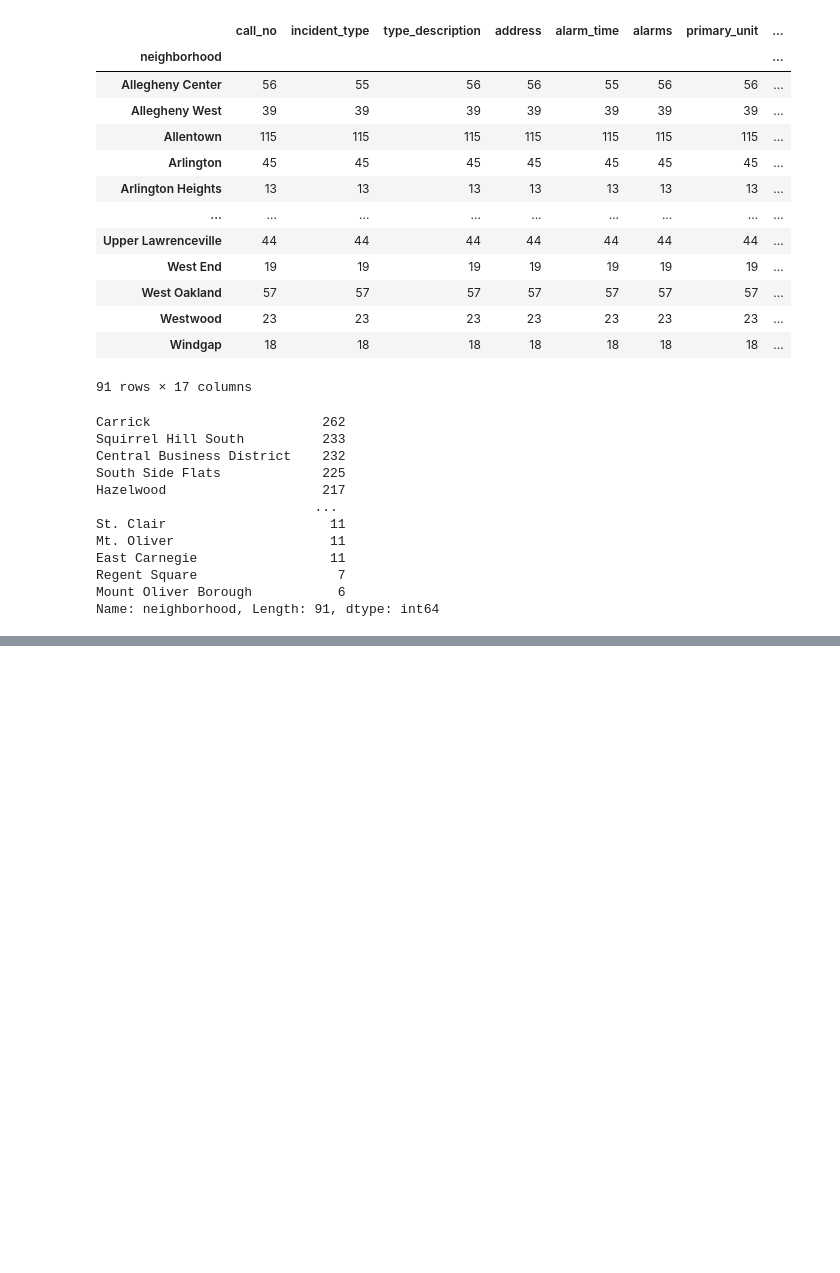
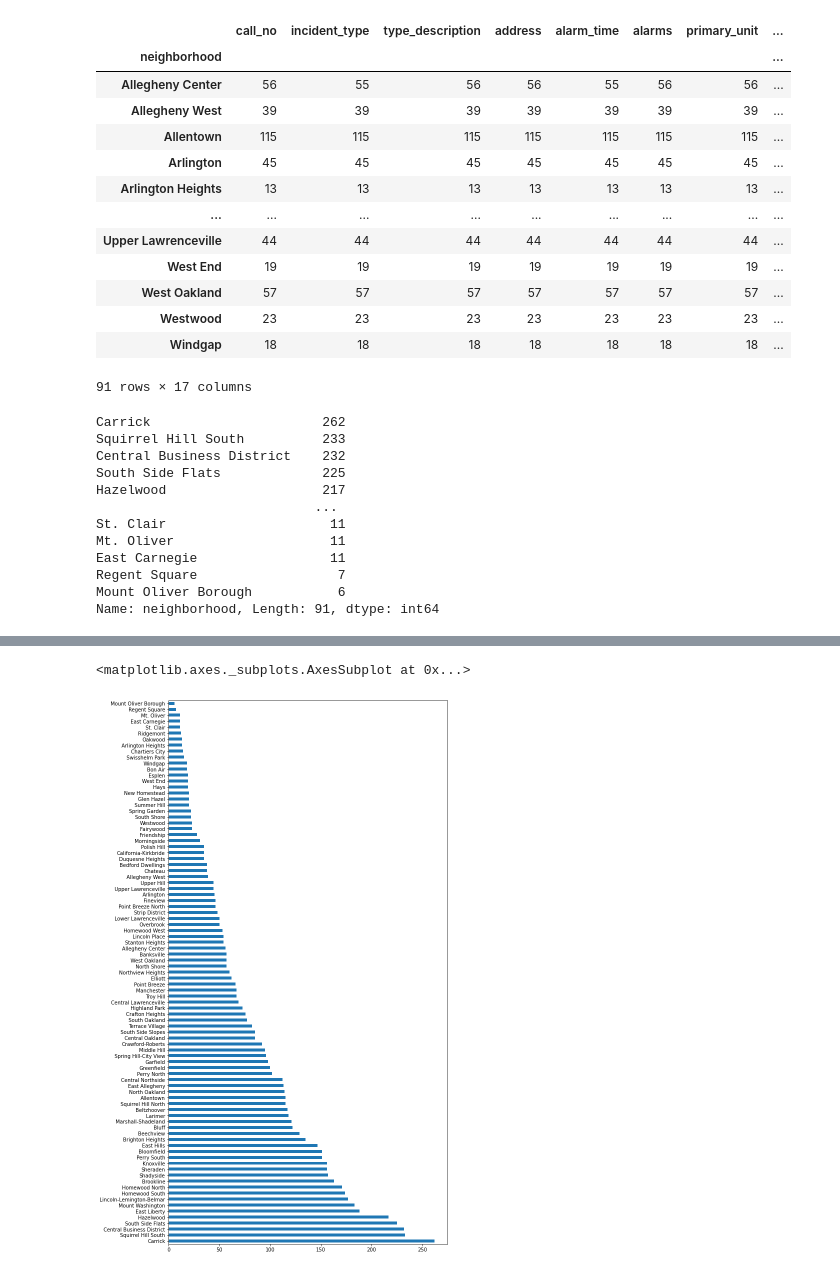
Before and after one commit to Luke135/Final_Project, a Jupyter notebook: James_Submetric.ipynb, the cells around one changed output, grey strips where cells are left out. Cells and saved outputs as stored; diff of their text form; code cells hidden in the pictures; blank space fills up the shorter version.

```diff
--- a/James_Submetric.ipynb
+++ b/James_Submetric.ipynb
@@ -38,0 +54,5 @@ Name: neighborhood, Length: 91, dtype: int64
+# %%
+firedata["neighborhood"].value_counts().plot(kind="barh",figsize=(10,20))
+# %% [output]
+<matplotlib.axes._subplots.AxesSubplot at 0x...>
+[figure, added]
```
Also changed, not shown: parts of 1 cell of this notebook.
